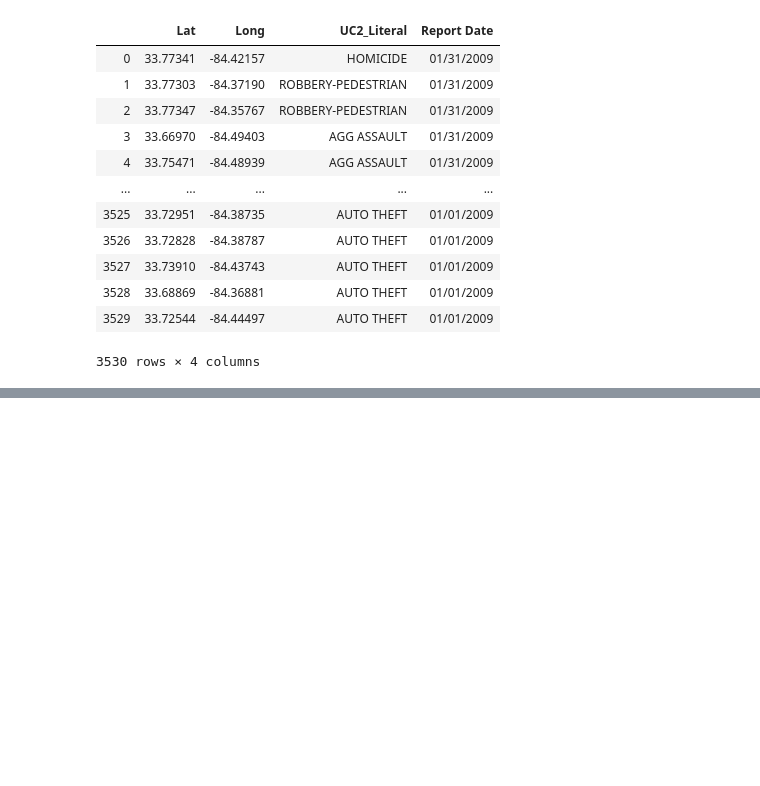
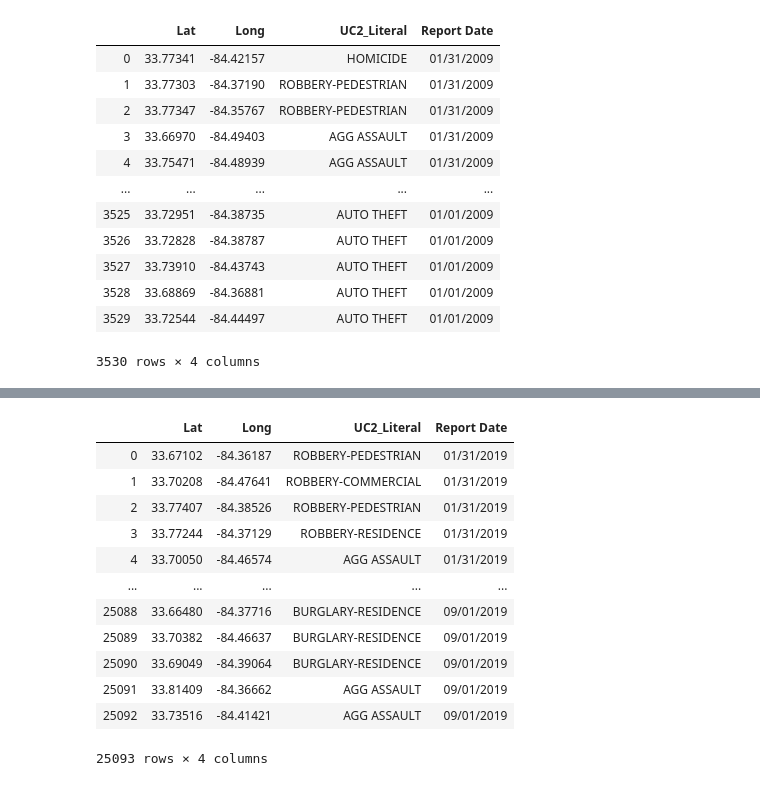
Before and after one commit to forensx/atlanta_pd_dashboard, a Jupyter notebook: data/processing.ipynb, the cells around one changed output, grey strips where cells are left out. Drawn from its saved outputs; the diff is of its cells as text; code cells hidden in the pictures; blank space fills up the shorter version.

```diff
--- a/data/processing.ipynb
+++ b/data/processing.ipynb
@@ -48,0 +81,11 @@ with open('2019_data.json', 'w') as f:
+# %%
+joe = joe[['Lat', 'Long', 'UC2_Literal', 'Report Date']]
+data = []
+for row in joe.itertuples(index = False):
+    print(row[3])
+    point_data = {
+        'COORDINATES': [row[0], row[1]],
+        'TYPE': row[2],
+        'DATE': datetime.datetime.strptime(row[3], '%M/%d/%Y').isoformat()
+    }
+    data.append(point_data)
@@ -48,0 +113,16 @@ with open('2019_data.json', 'w') as f:
+# %%
+joe
+# %% [output]
+|  | Lat | Long | UC2_Literal | Report Date |
+| 0 | 33.67102 | -84.36187 | ROBBERY-PEDESTRIAN | 01/31/2019 |
+| 1 | 33.70208 | -84.47641 | ROBBERY-COMMERCIAL | 01/31/2019 |
+| 2 | 33.77407 | -84.38526 | ROBBERY-PEDESTRIAN | 01/31/2019 |
+| 3 | 33.77244 | -84.37129 | ROBBERY-RESIDENCE | 01/31/2019 |
+| 4 | 33.70050 | -84.46574 | AGG ASSAULT | 01/31/2019 |
+| ... | ... | ... | ... | ... |
+| 25088 | 33.66480 | -84.37716 | BURGLARY-RESIDENCE | 09/01/2019 |
+| 25089 | 33.70382 | -84.46637 | BURGLARY-RESIDENCE | 09/01/2019 |
+| 25090 | 33.69049 | -84.39064 | BURGLARY-RESIDENCE | 09/01/2019 |
+| 25091 | 33.81409 | -84.36662 | AGG ASSAULT | 09/01/2019 |
+| 25092 | 33.73516 | -84.41421 | AGG ASSAULT | 09/01/2019 |
+25093 rows × 4 columns
```
Also changed, not shown: parts of 7 cells of this notebook, 3 other files.
